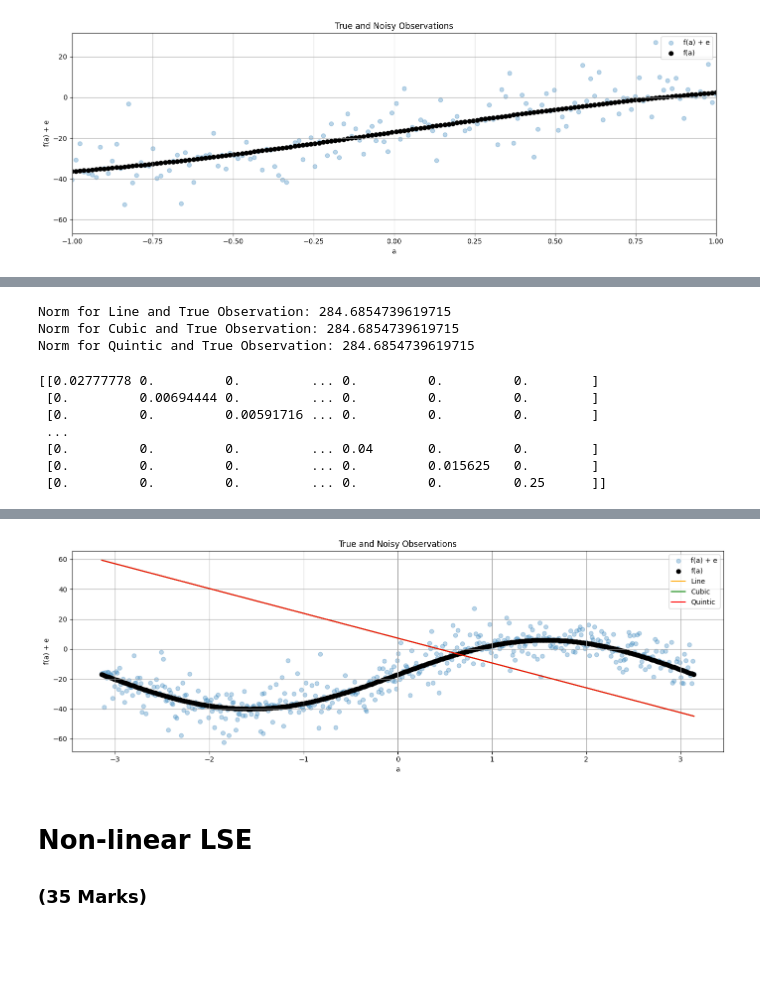
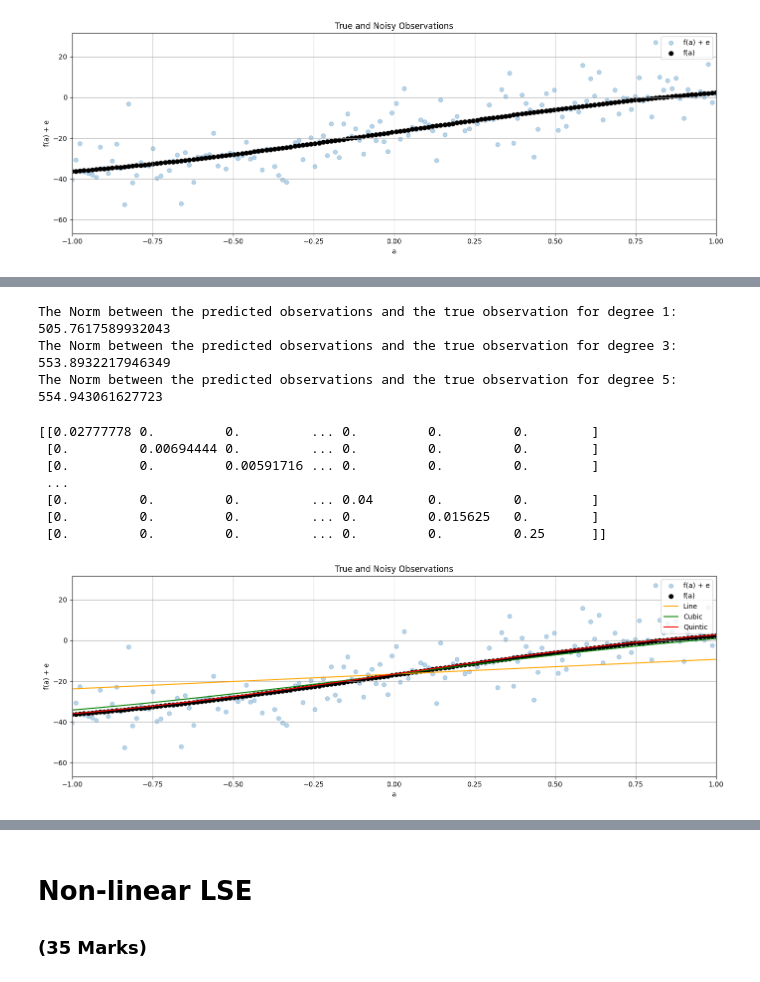
Before and after one commit to KatiaAbdulBaki/engg680_2024_fall, a Jupyter notebook: Lab_Assignment2/Non-linearLeastSquareEstimationProblem.ipynb, the cells around one changed output, grey strips where cells are left out. Saved outputs shown, nothing was run; the diff lists cells and outputs as text; code cells hidden in the pictures; blank space fills up the shorter version.

```diff
--- a/Lab_Assignment2/Non-linearLeastSquareEstimationProblem.ipynb
+++ b/Lab_Assignment2/Non-linearLeastSquareEstimationProblem.ipynb
@@ -235,16 +228,13 @@ A Posterier Variance Factor for Quintic: 0.7338010761912064
 # step 10
 # compute and print the norm between the predicted observations (output from each polynomial function) and the true observations
 # (3 marks)
-norm_deg1 = np.linalg.norm(results[1][3])
-norm_deg3 = np.linalg.norm(results[3][3])
-norm_deg5 = np.linalg.norm(results[5][3])
-print("Norm for Line and True Observation:", norm_deg1)
-print("Norm for Cubic and True Observation:", norm_deg3)
-print("Norm for Quintic and True Observation:", norm_deg5)
+for d in deg:
+  norm = np.linalg.norm(results[d][3]-l_true)
+  print(f"The Norm between the predicted observations and the true observation for degree {d}:", norm)
 # %% [output]
-Norm for Line and True Observation: 284.6854739619715
-Norm for Cubic and True Observation: 284.6854739619715
-Norm for Quintic and True Observation: 284.6854739619715
+The Norm between the predicted observations and the true observation for degree 1: 505.7617589932043
+The Norm between the predicted observations and the true observation for degree 3: 553.8932217946349
+The Norm between the predicted observations and the true observation for degree 5: 554.943061627723
 # %%
 # step 11
 # comment on the results of a posterier variance factor and norm, what pattern do you observe
@@ -255,8 +246,8 @@ Norm for Quintic and True Observation: 284.6854739619715
 # now, let's define the P matrix with the proper weights of observation
 # use the variance of observation l_var, define P matrix
 # (1 mark)
-P = np.diag(1/l_var)
-print(P)
+P_matrix = np.diag(np.ones_like(l) / l_var)
+print(P_matrix)
 # %% [output]
 [[0.02777778 0.         0.         ... 0.         0.         0.        ]
  [0.         0.00694444 0.         ... 0.         0.         0.        ]
@@ -268,52 +259,42 @@ print(P)
 # %%
 # step 13
 # repeat the steps 6-10, using the proper P matrix
 # (10 marks)
 deg = [1,3,5]
-results = {}
+result = {}
 for d in deg:
-    x_w, cov_x_w, apv_w, v_w = fit_polynomial_curve(a, l, P, d)
-    results[d] = (x_w, cov_x_w, apv_w, v_w)
-print(f"\nDegree {deg}")
-print("Coefficient:", results[d][0])
-print("Covariance Matrix:", results[d][1])
-print("A Posterier Variance Factor:", results[d][2])
-print("Observation Residuals:", results[d][3])
+  x_w, cov_x, apv, v = fit_polynomial_curve(a, l, P_matrix, d)
+  result[d] = (x_w, cov_x, apv, v)
 
-import numpy as np
-a=np.array(a)
-line_w = np.polyval(np.atleast_1d(results[1][0]),a)
-cubic_w = np.polyval(np.atleast_1d(results[3][0]),a)
-quintic_w = np.polyval(np.atleast_1d(results[5][0]),a)
+line_w = np.polyval(np.flip(result[1][0]),a)
+cubic_w = np.polyval(np.flip(result[3][0]),a)
+quintic_w = np.polyval(np.flip(result[5][0]),a)
 
 fig, ax = plt.subplots(nrows=1, ncols=1, figsize=(14, 5))
-a_plot = np.linspace(a.min(), a.max(), len(l))
-l = np.asarray(l).flatten()  # Convert l to a 1D array
-l_true = np.asarray(l_true).flatten()  # Convert l_true to a 1D array
-plt.scatter(a_plot, l, color='tab:blue', marker='o', alpha=0.3, label='f(a) + e')
-plt.scatter(a_plot, l_true, color='k', label='f(a)')
-line_w = np.polyval(np.atleast_1d(results[1][0]),a_plot)
-cubic_w = np.polyval(np.atleast_1d(results[3][0]),a_plot)
-quintic_w = np.polyval(np.atleast_1d(results[5][0]),a_plot)
-plt.plot(a_plot, line_w, color='orange', label='Line')
-plt.plot(a_plot, cubic_w, color='green', label='Cubic')
-plt.plot(a_plot, quintic_w, color='red', label='Quintic')
+
+plt.scatter(a, l, color='tab:blue', marker='o', alpha=0.3, label='f(a) + e')
+plt.scatter(a, l_true, color='k', label='f(a)')
+
+plt.plot(a, line_w, color='orange', label='Line')
+plt.plot(a, cubic_w, color='green', label='Cubic')
+plt.plot(a, quintic_w, color='red', label='Quintic')
+
+# Add labels and title
 plt.title('True and Noisy Observations')
 plt.xlabel('a')
 plt.ylabel('f(a) + e')
 plt.legend(loc='upper right')
+plt.xlim(-1,1)
+
 ax.grid(True, which='both',ls='-',color='0.65')
+
 fig.tight_layout()
 plt.show()
 
-print("A Posterier Variance Factor for Line (Weighted):", results[1][2])
-print("A Posterier Variance Factor for Cubic (Weighted):", results[3][2])
-print("A Posterier Variance Factor for Quintic (Weighted):", results[5][2])
-
-norm_deg1 = np.linalg.norm(results[1][3])
-norm_deg3 = np.linalg.norm(results[3][3])
-norm_deg5 = np.linalg.norm(results[5][3])
-print("Norm for Line and True Observation:", norm_deg1)
-print("Norm for Cubic and True Observation:", norm_deg3)
-print("Norm for Quintic and True Observation:", norm_deg5)
+for d in deg:
+  apv = result[d][2]
+  print(f"The Posteriori Variance Factor for degree {d} is:", apv)
+  norm = np.linalg.norm(result[d][3])
+  print(f"The Norm between the predicted observations and the true observation for degree {d}:", norm)
 # %% [output]
+[figure, new version]
@@ -337,4 +307,3 @@ Observation Residuals: [ 2.31950929e+01  2.33624696e+01  5.16650752e-01  2.33475
-[figure, old version]
 # %%
 # step 14
 # Compare the results of a posterier variance factor and norm from unweighted LSE and weighted LSE, what phenomena do you observe? Explain this phenomena.
```
Also changed, not shown: parts of 13 cells of this notebook.
